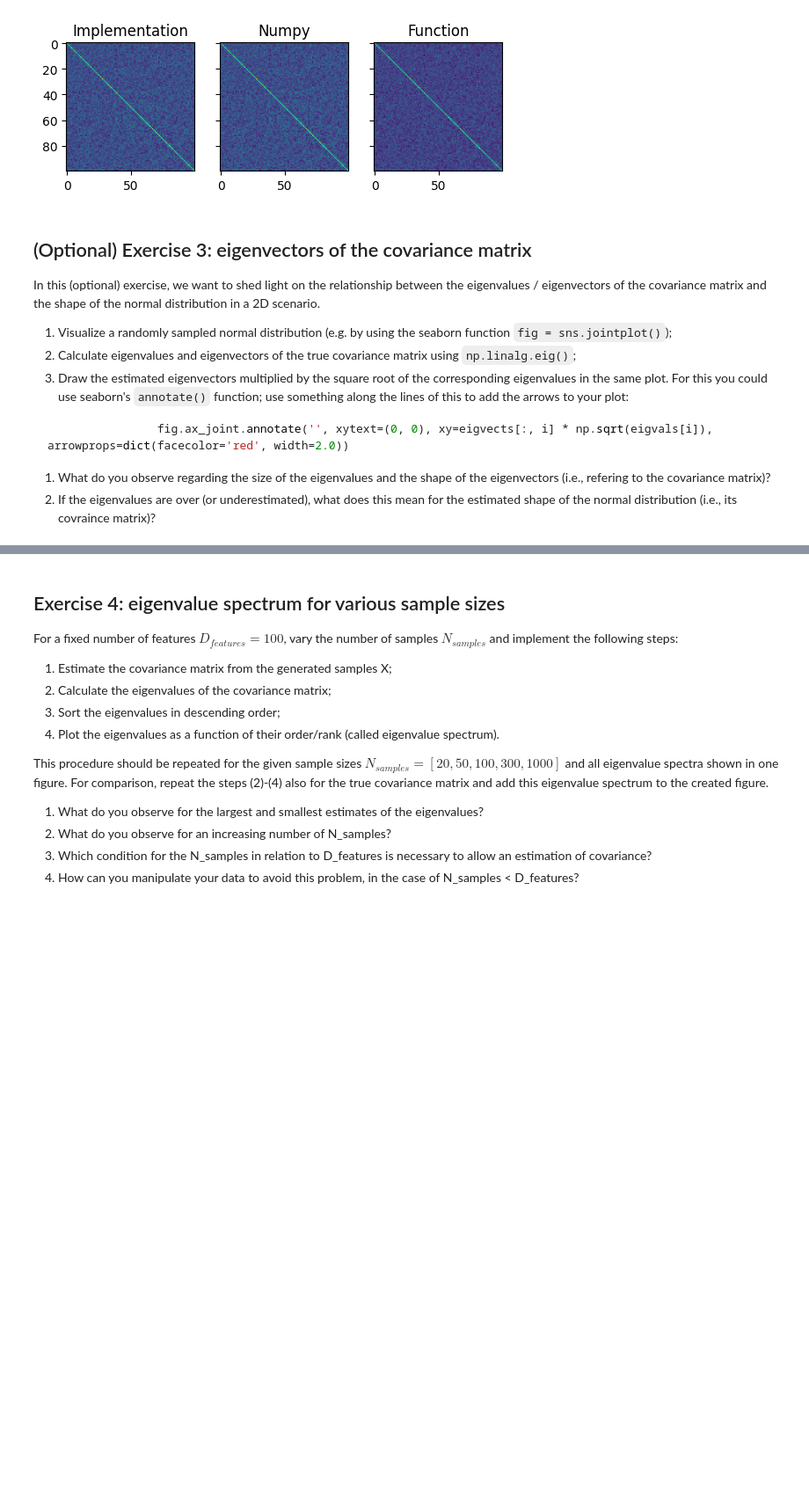
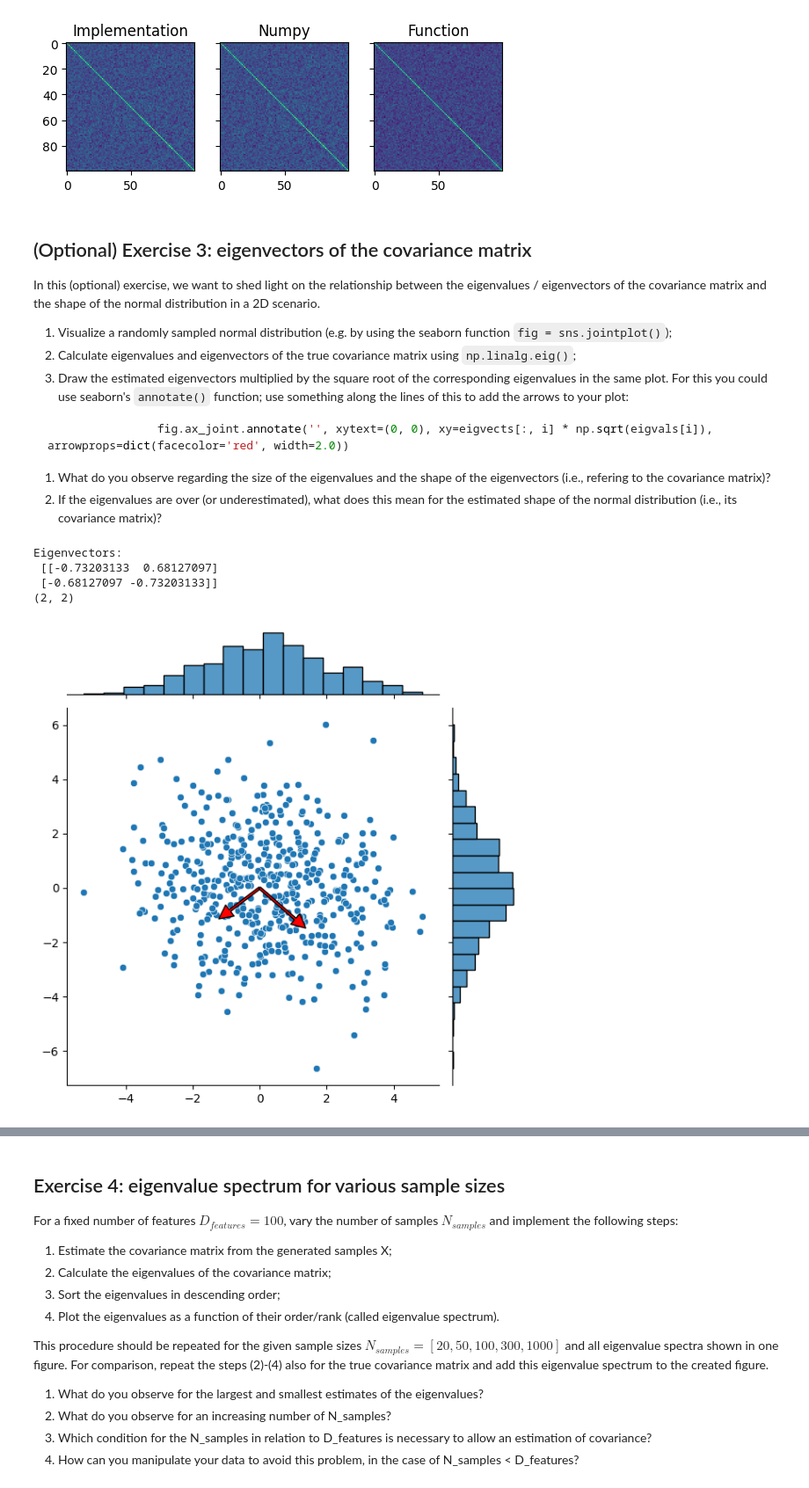
Before and after one commit to pschristodoulou/BCI_course, a Jupyter notebook: Assignments/Assignment2/assignment_02_covariance_matrix.ipynb, the cells around one changed output, grey strips where cells are left out. Shown at 88% size. Drawn from its saved outputs; the diff is of its cells as text; code cells hidden in the pictures; blank space fills up the shorter version.

````diff
--- a/Assignments/Assignment2/assignment_02_covariance_matrix.ipynb
+++ b/Assignments/Assignment2/assignment_02_covariance_matrix.ipynb
@@ -172,7 +171,7 @@ In this (optional) exercise, we want to shed light on the relationship between t
                 fig.ax_joint.annotate('', xytext=(0, 0), xy=eigvects[:, i] * np.sqrt(eigvals[i]), arrowprops=dict(facecolor='red', width=2.0))
 ```
 1. What do you observe regarding the size of the eigenvalues and the shape of the eigenvectors (i.e., refering to the covariance matrix)?
-1. If the eigenvalues are over (or underestimated), what does this mean for the estimated shape of the normal distribution (i.e., its covraince matrix)?
+1. If the eigenvalues are over (or underestimated), what does this mean for the estimated shape of the normal distribution (i.e., its covariance matrix)?
 # %%
 np.random.seed(3) # ensures replicable results
 D_features = 2
@@ -183,0 +181,24 @@ X = generate_data(N_samples, cov_true, np.zeros(D_features))
+# %%
+
+'''
+The eigenvalue magnitude corresponds to the variance in that eigenvector’s direction.
+The square root gives the standard deviation (the actual “radius” of the ellipse in that direction).
+Multiplying the eigenvector by this value scales the arrow to match how wide the Gaussian spreads along that axis.
+'''
+eigvals, eigvects = np.linalg.eig(cov_true)
+print(f'Eigenvectors:\n {eigvects[:]}')
+print(eigvects.shape)
+
+
+
+fig = sns.jointplot(x=X[:,0], y=X[:,1], kind="scatter")
+for i in range(eigvects.shape[1]):
+    fig.ax_joint.annotate('', xytext=(0, 0), xy=eigvects[:, i] * np.sqrt(eigvals[i]),
+                          arrowprops=dict(facecolor='red', width=2.0))
+plt.show()
+# %% [output]
+Eigenvectors:
+ [[-0.73203133  0.68127097]
+ [-0.68127097 -0.73203133]]
+(2, 2)
+[figure, added]
````
Also changed, not shown: parts of 3 cells of this notebook, 4 other files.
